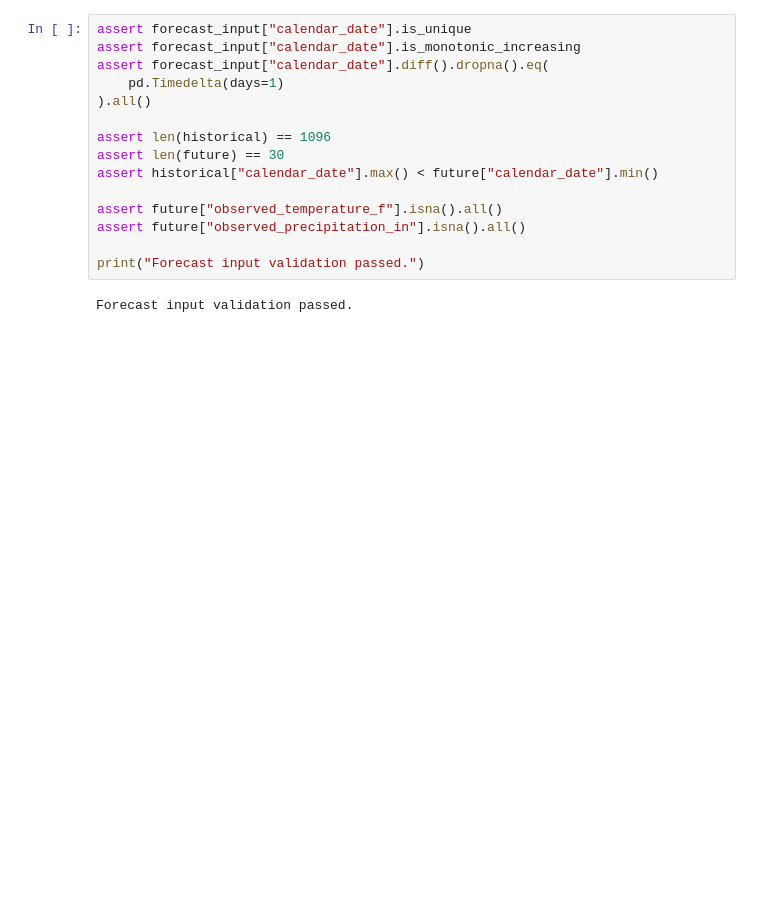
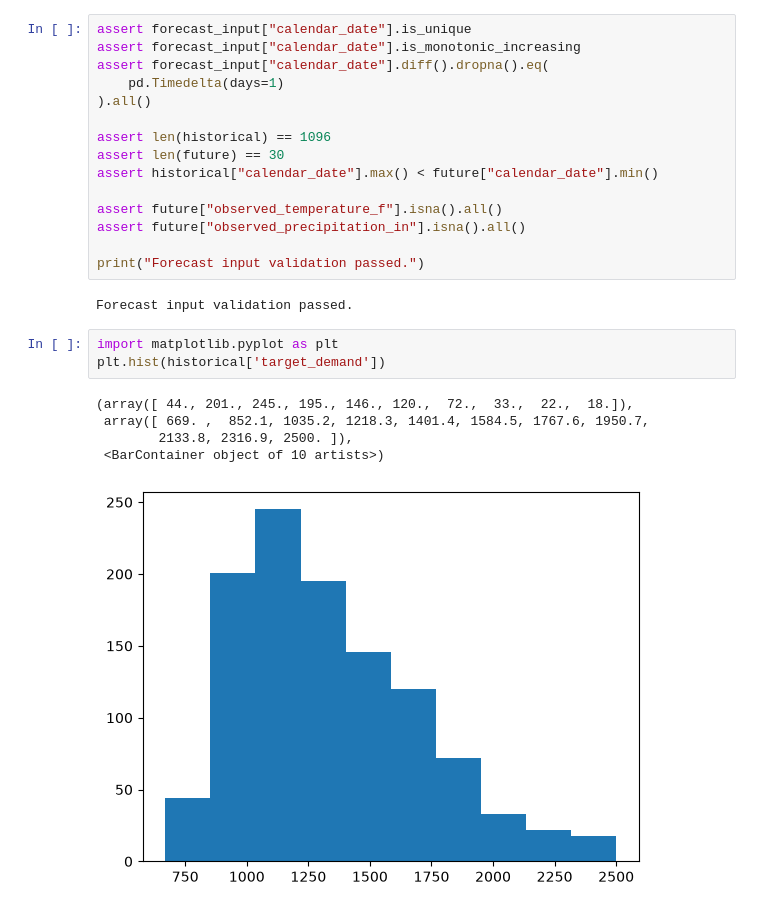
Before and after one commit to gnauhuhsaij/orlando-attraction-demand-revenue-planning, a Jupyter notebook: notebooks/01_forecast_exploration.ipynb, the cells around one changed output. Cells and saved outputs as stored; diff of their text form; blank space fills up the shorter version.

```diff
--- a/notebooks/01_forecast_exploration.ipynb
+++ b/notebooks/01_forecast_exploration.ipynb
@@ -106,3 +106,12 @@ assert future["observed_precipitation_in"].isna().all()
 print("Forecast input validation passed.")
 # %% [output]
 Forecast input validation passed.
+# %%
+import matplotlib.pyplot as plt
+plt.hist(historical['target_demand'])
+# %% [output]
+(array([ 44., 201., 245., 195., 146., 120.,  72.,  33.,  22.,  18.]),
+ array([ 669. ,  852.1, 1035.2, 1218.3, 1401.4, 1584.5, 1767.6, 1950.7,
+        2133.8, 2316.9, 2500. ]),
+ <BarContainer object of 10 artists>)
+[figure, added]
```
Also changed, not shown: parts of 59 cells of this notebook, 13 other files.
